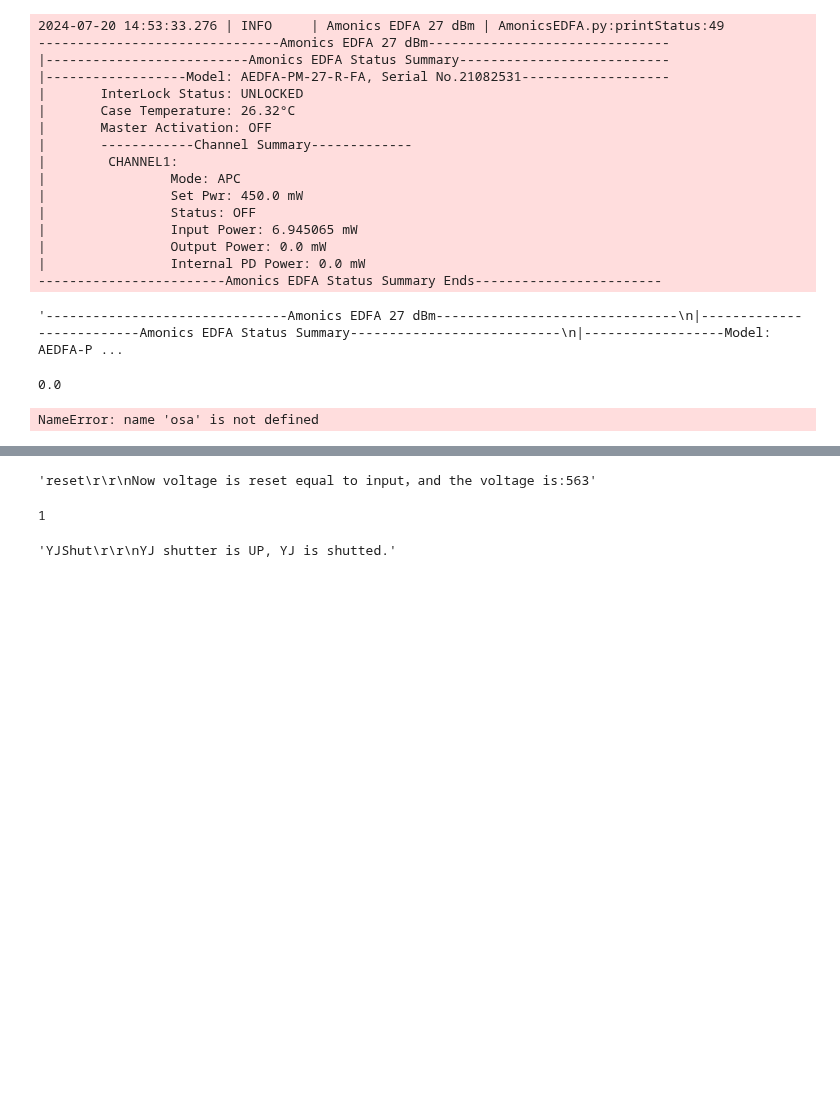
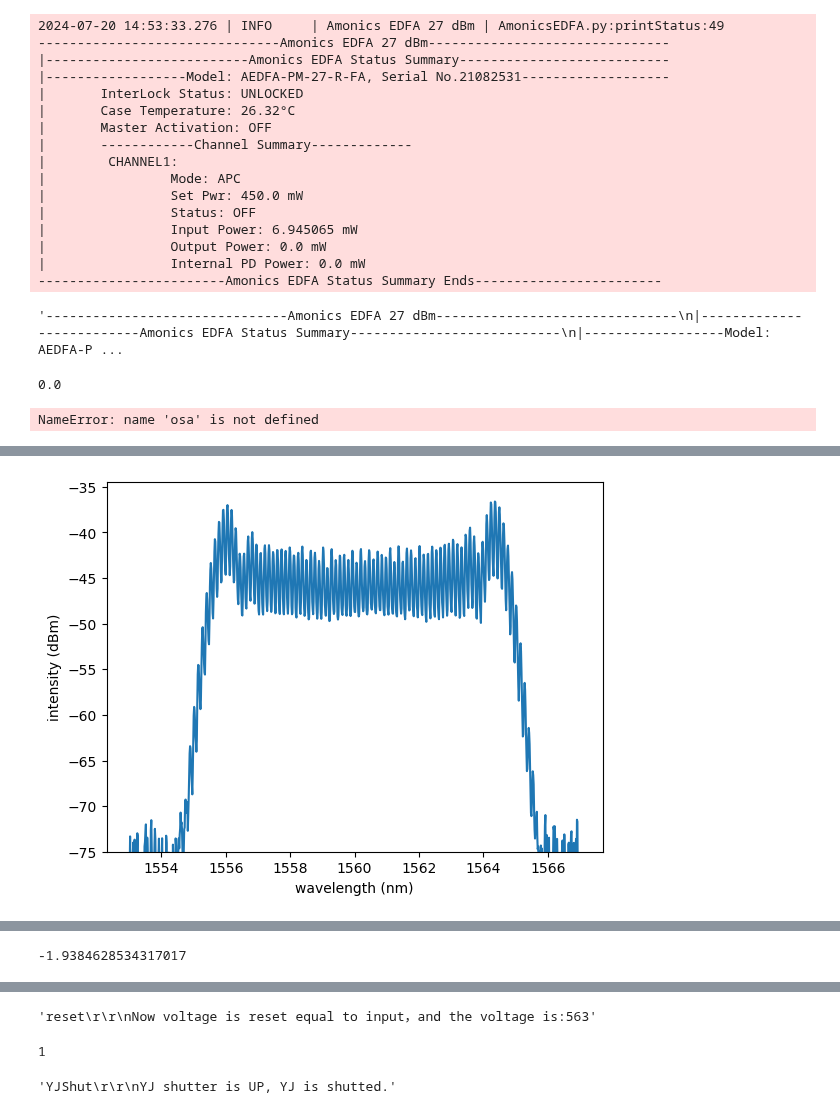
Before and after one commit to kester2015/KeckLFC-deploy, a Jupyter notebook: Notebooks/Minicomb_test_Feb.ipynb, the cells around one changed output, grey strips where cells are left out. Cells and saved outputs as stored; diff of their text form; code cells hidden in the pictures; blank space fills up the shorter version.

```diff
--- a/Notebooks/Minicomb_test_Feb.ipynb
+++ b/Notebooks/Minicomb_test_Feb.ipynb
@@ -361,3 +361,32 @@ amonic27.inputPowerCh1
 osa.get_trace('a')
 # %% [output]
 NameError: name 'osa' is not defined
+# %%
+import numpy as np
+import time
+import smtplib
+
+import matplotlib.pyplot as plt
+from scipy.signal import find_peaks
+
+def score_eo_comb(osa):
+
+    osa.wlstart=1553
+    osa.wlstop=1567
+    osa.reflevel=-40
+    osa.set_resolution(0.06)
+
+    osa.Single()
+    time.sleep(0.5)
+    x,y=osa.get_trace('a')
+
+
+    #x1=x[np.where((x>start_wl) & (x<stop_wl))]
+    y1=y[np.where((x>1553) & (x<1567))]
+
+    hight_shreshold=-50
+    peaks,_ = find_peaks(y1, height=hight_shreshold, distance=2, width=0.02e-9)
+    num_peaks = len(peaks)
+
+    score=np.std(y1[peaks])*-1
+    return score
@@ -373,0 +412,3 @@ Agilent 86142B: Trace A data is collected and is shown in the plot.
+# %%
+score_eo_comb(osa)
+# %% [output]
@@ -373,0 +425 @@ Agilent 86142B: Trace A data is collected and is shown in the plot.
+[figure, added]
@@ -374 +428,2 @@ Agilent 86142B: Trace A data is collected and is shown in the plot.
+-1.9384628534317017
 # %%
```
Also changed, not shown: parts of 36 cells of this notebook, 1 other file.
